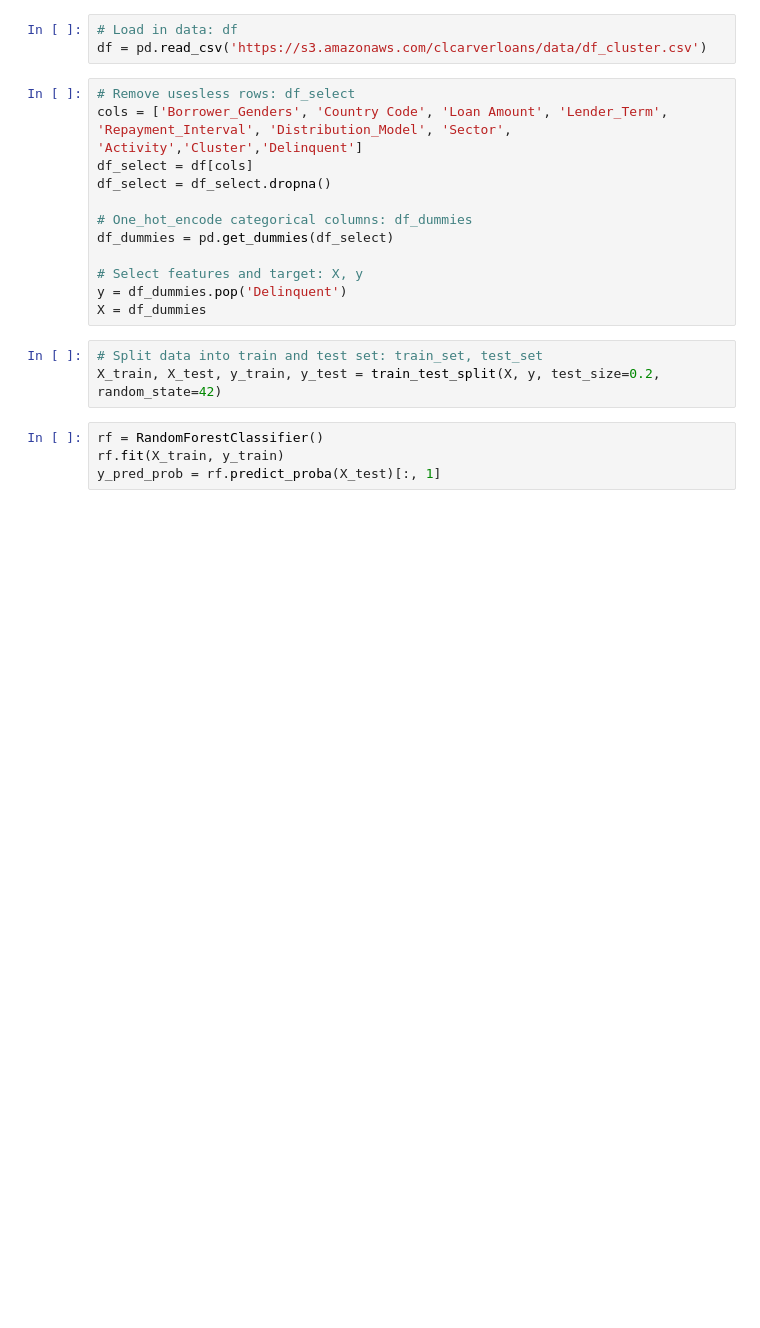
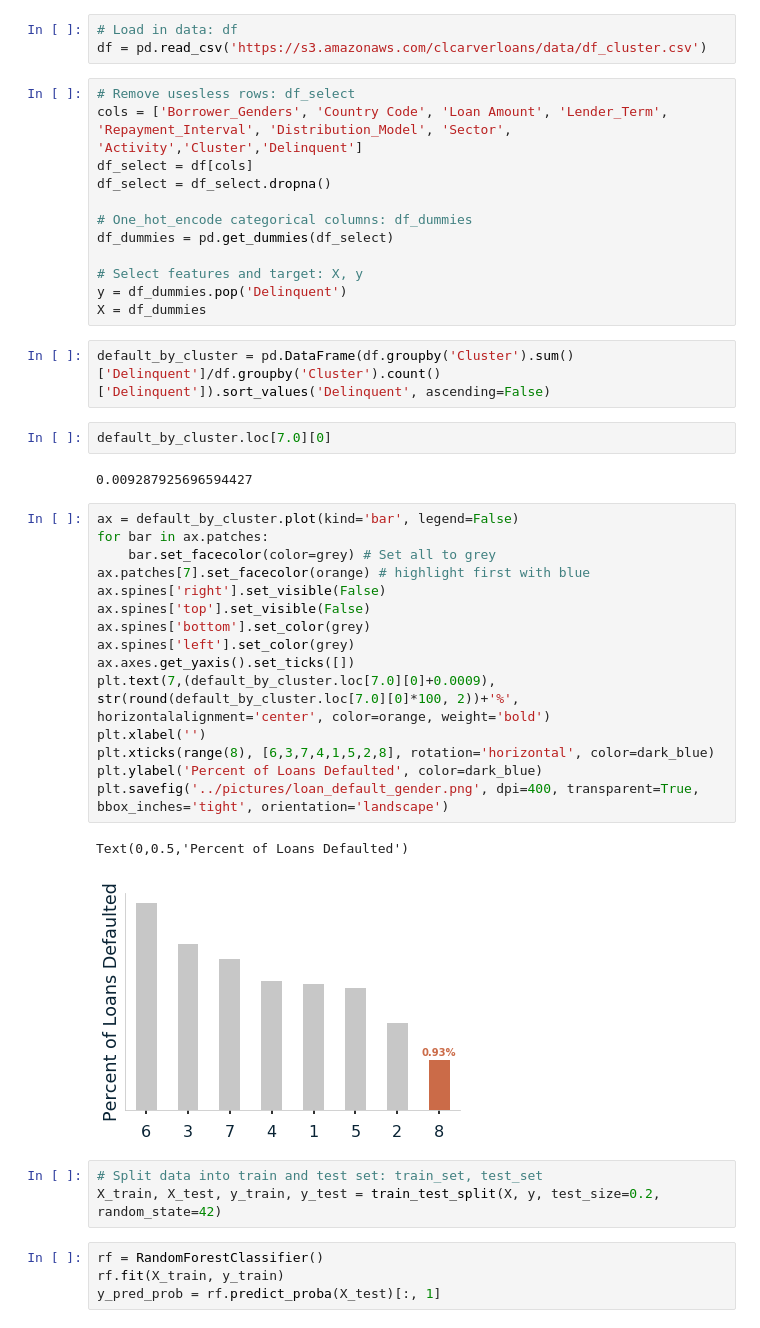
Before and after one commit to clcarver1130/dsi_capstone_project, a Jupyter notebook: notebooks/multiple_model_testing.ipynb, the cells around one changed output. Saved outputs shown, nothing was run; the diff lists cells and outputs as text; blank space fills up the shorter version.

Commit message:
default by cluster

```diff
--- a/notebooks/multiple_model_testing.ipynb
+++ b/notebooks/multiple_model_testing.ipynb
@@ -40,6 +40,30 @@ df_dummies = pd.get_dummies(df_select)
 # Select features and target: X, y
 y = df_dummies.pop('Delinquent')
 X = df_dummies
+# %%
+default_by_cluster = pd.DataFrame(df.groupby('Cluster').sum()['Delinquent']/df.groupby('Cluster').count()['Delinquent']).sort_values('Delinquent', ascending=False)
+# %%
+default_by_cluster.loc[7.0][0]
+# %% [output]
+0.009287925696594427
+# %%
+ax = default_by_cluster.plot(kind='bar', legend=False)
+for bar in ax.patches:
+    bar.set_facecolor(color=grey) # Set all to grey
+ax.patches[7].set_facecolor(orange) # highlight first with blue
+ax.spines['right'].set_visible(False)
+ax.spines['top'].set_visible(False)
+ax.spines['bottom'].set_color(grey)
+ax.spines['left'].set_color(grey)
+ax.axes.get_yaxis().set_ticks([])
+plt.text(7,(default_by_cluster.loc[7.0][0]+0.0009), str(round(default_by_cluster.loc[7.0][0]*100, 2))+'%', horizontalalignment='center', color=orange, weight='bold')
+plt.xlabel('')
+plt.xticks(range(8), [6,3,7,4,1,5,2,8], rotation='horizontal', color=dark_blue)
+plt.ylabel('Percent of Loans Defaulted', color=dark_blue)
+plt.savefig('../pictures/loan_default_gender.png', dpi=400, transparent=True, bbox_inches='tight', orientation='landscape')
+# %% [output]
+Text(0,0.5,'Percent of Loans Defaulted')
+[figure, added]
 # %%
 # Split data into train and test set: train_set, test_set
 X_train, X_test, y_train, y_test = train_test_split(X, y, test_size=0.2, random_state=42)
```
Also changed, not shown: 2 other files.
